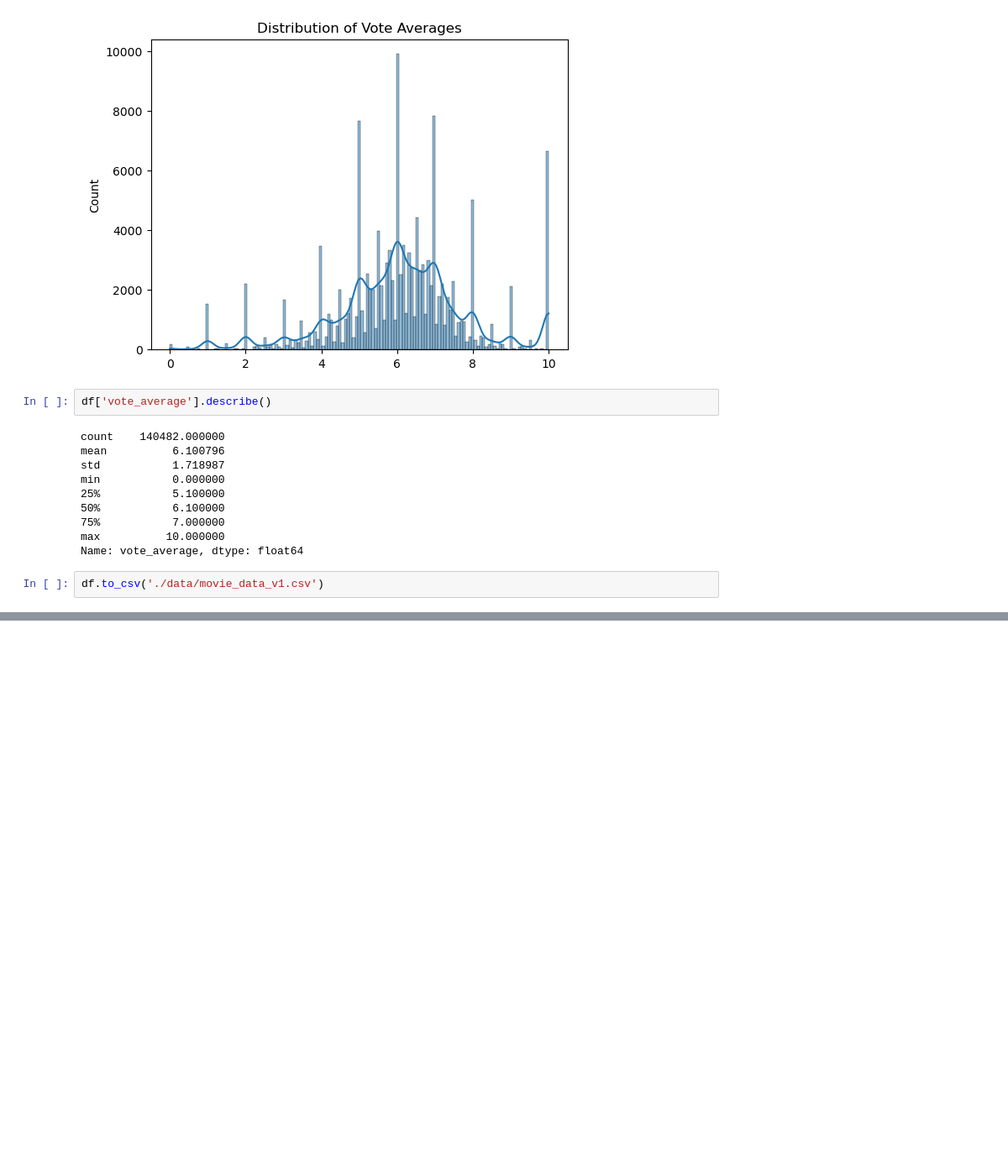
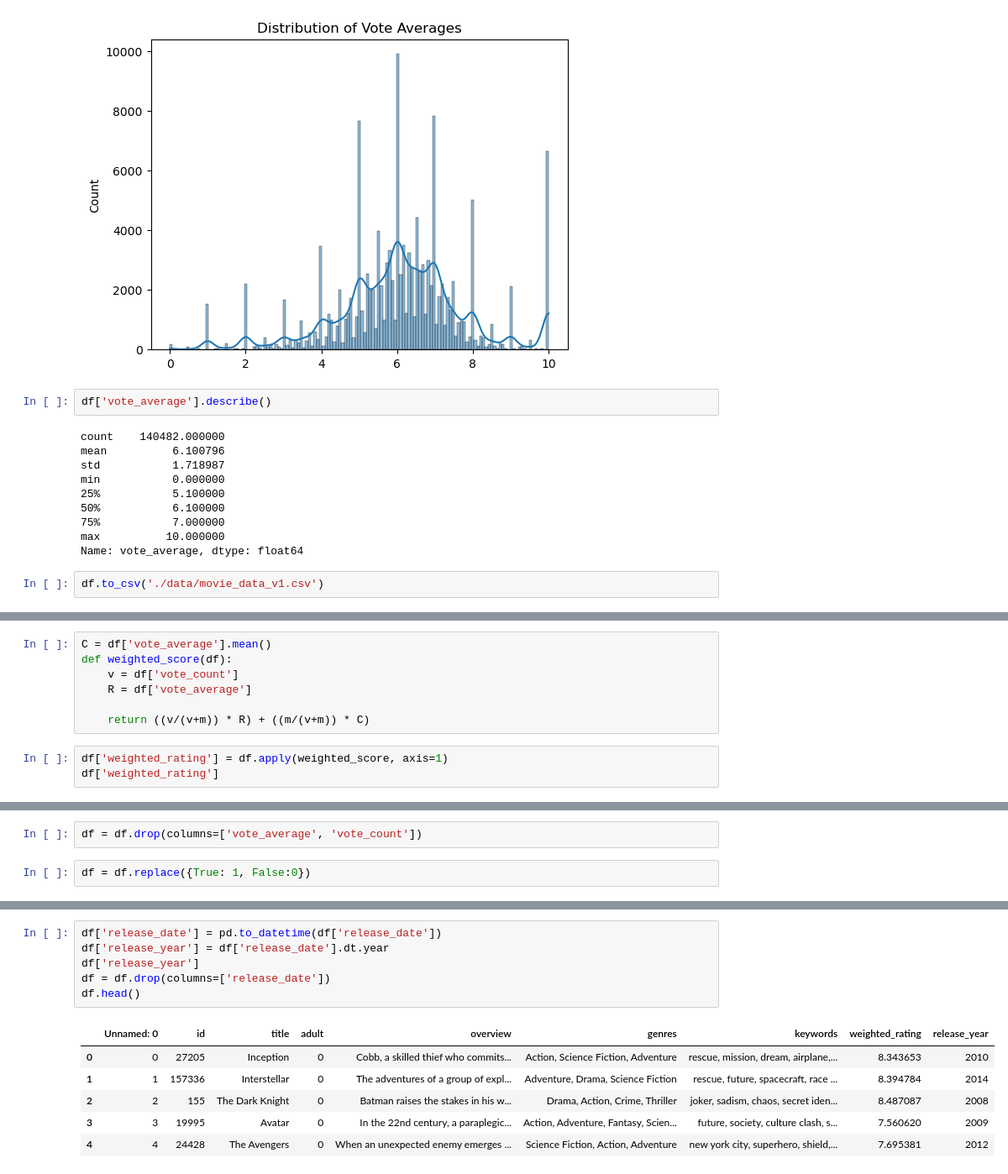
Before and after one commit to b-walls/movie_recommender, a Jupyter notebook: data_preparation.ipynb, the cells around one changed output, grey strips where cells are left out. Shown at 84% size. Drawn from its saved outputs; the diff is of its cells as text; blank space fills up the shorter version.

```diff
--- a/data_preparation.ipynb
+++ b/data_preparation.ipynb
@@ -73,0 +111,10 @@ df.to_csv('./data/movie_data_v1.csv')
+# %%
+C = df['vote_average'].mean()
+def weighted_score(df):
+    v = df['vote_count']
+    R = df['vote_average']
+
+    return ((v/(v+m)) * R) + ((m/(v+m)) * C)
+# %%
+df['weighted_rating'] = df.apply(weighted_score, axis=1)
+df['weighted_rating']
@@ -73,0 +134,4 @@ df.to_csv('./data/movie_data_v1.csv')
+# %%
+df = df.drop(columns=['vote_average', 'vote_count'])
+# %%
+df = df.replace({True: 1, False:0})
@@ -73,0 +147,13 @@ df.to_csv('./data/movie_data_v1.csv')
+# %%
+df['release_date'] = pd.to_datetime(df['release_date'])
+df['release_year'] = df['release_date'].dt.year
+df['release_year']
+df = df.drop(columns=['release_date'])
+df.head()
+# %% [output]
+|  | Unnamed: 0 | id | title | adult | overview | genres | keywords | weighted_rating | release_year |
+| 0 | 0 | 27205 | Inception | 0 | Cobb, a skilled thief who commits... | Action, Science Fiction, Adventure | rescue, mission, dream, airplane,... | 8.343653 | 2010 |
+| 1 | 1 | 157336 | Interstellar | 0 | The adventures of a group of expl... | Adventure, Drama, Science Fiction | rescue, future, spacecraft, race ... | 8.394784 | 2014 |
+| 2 | 2 | 155 | The Dark Knight | 0 | Batman raises the stakes in his w... | Drama, Action, Crime, Thriller | joker, sadism, chaos, secret iden... | 8.487087 | 2008 |
+| 3 | 3 | 19995 | Avatar | 0 | In the 22nd century, a paraplegic... | Action, Adventure, Fantasy, Scien... | future, society, culture clash, s... | 7.560620 | 2009 |
+| 4 | 4 | 24428 | The Avengers | 0 | When an unexpected enemy emerges ... | Science Fiction, Action, Adventure | new york city, superhero, shield,... | 7.695381 | 2012 |
```
Also changed, not shown: parts of 13 cells of this notebook.
